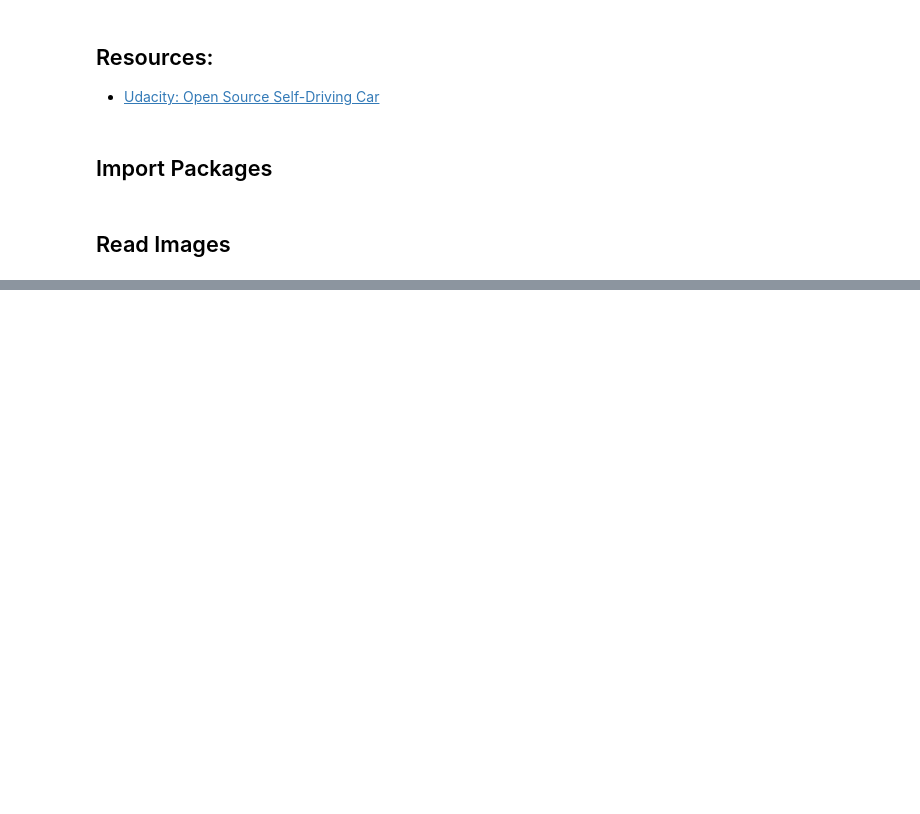
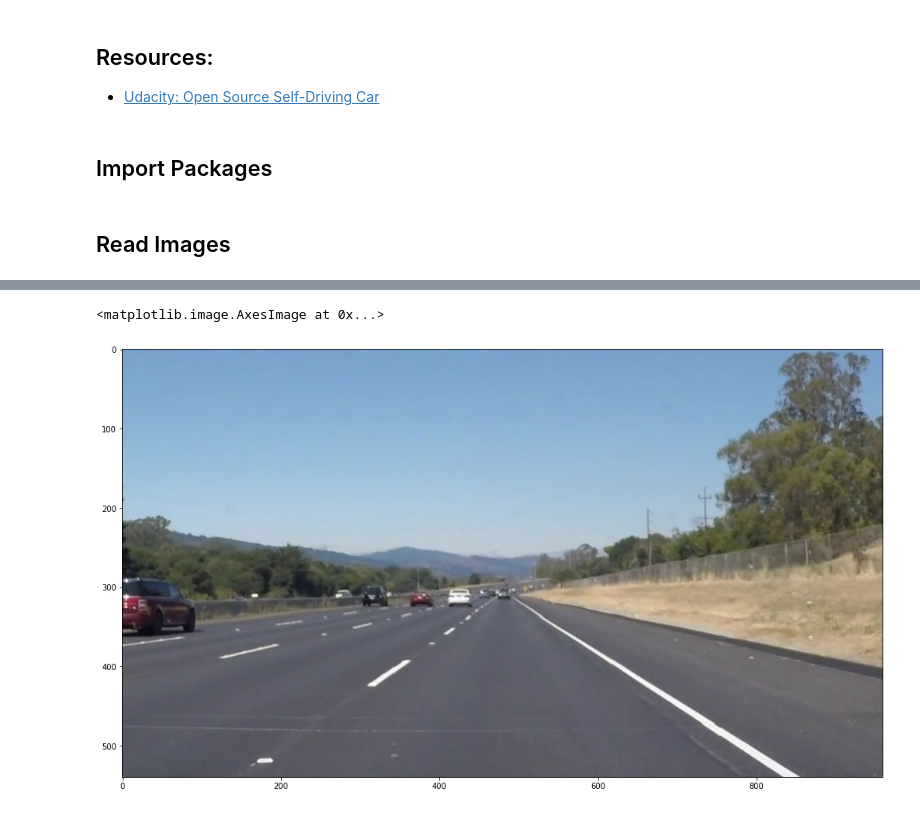
Before and after one commit to pakhotin/Image-Recognition, a Jupyter notebook: notebooks/Test.ipynb, the cells around one changed output, grey strips where cells are left out. Cells and saved outputs as stored; diff of their text form; code cells hidden in the pictures; blank space fills up the shorter version.

```diff
--- a/notebooks/Test.ipynb
+++ b/notebooks/Test.ipynb
@@ -36,0 +73,5 @@ plt.imshow(img_gray, cmap='gray')
+# %%
+plt.imshow(test_images[1])
+# %% [output]
+<matplotlib.image.AxesImage at 0x...>
+[figure, added]
```
Also changed, not shown: parts of 24 cells of this notebook.
